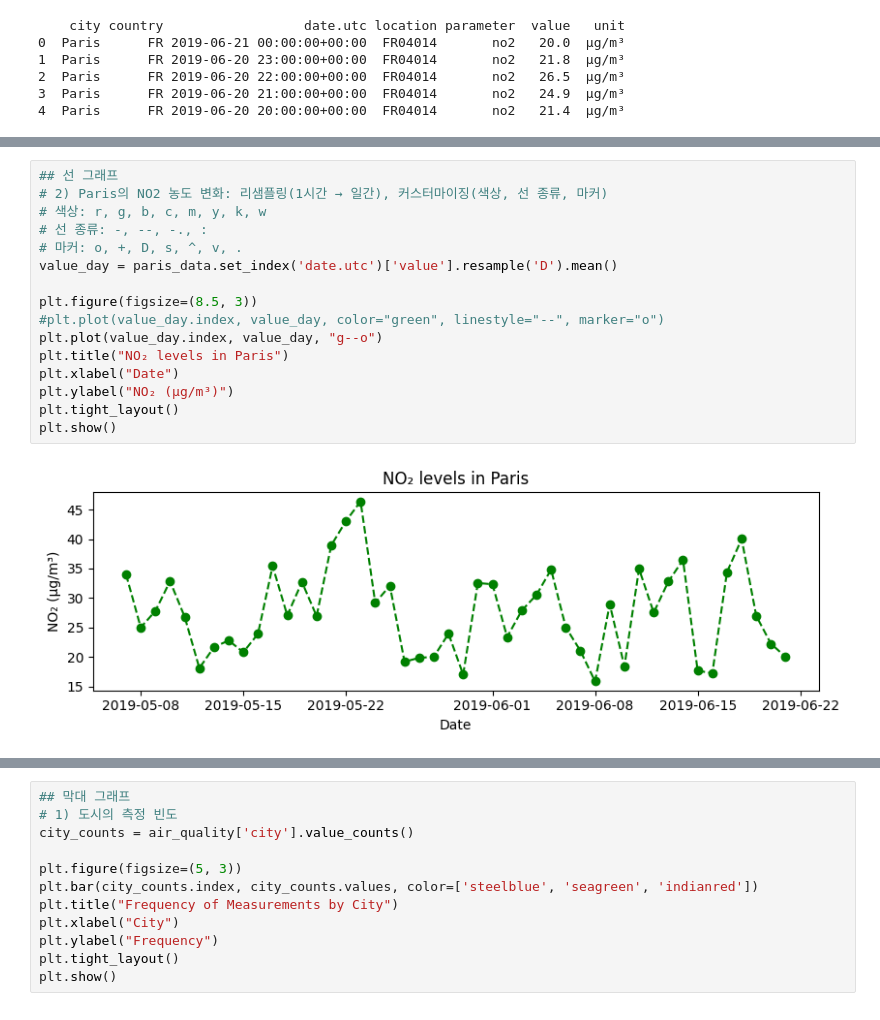
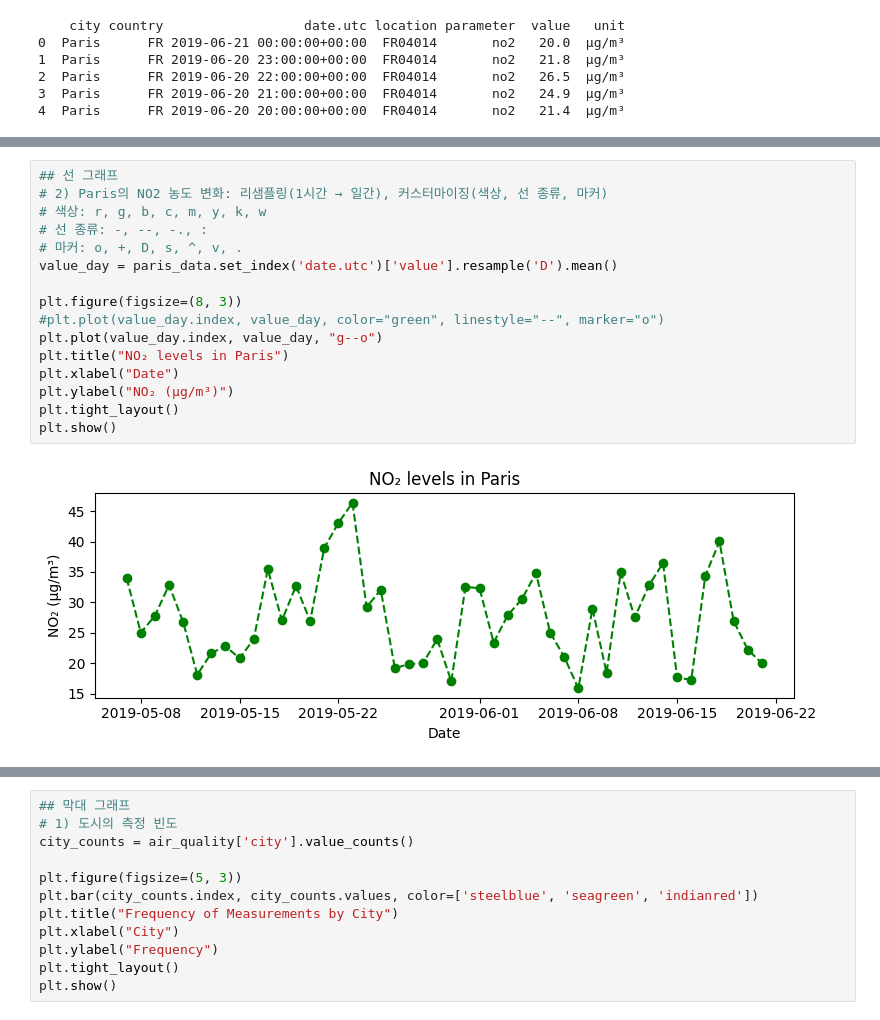
Before and after one commit to stat6503/PP2025, a Jupyter notebook: 4_3_matplotlib.ipynb, the cells around one changed output, grey strips where cells are left out. Cells and saved outputs as stored; diff of their text form.

```diff
--- a/4_3_matplotlib.ipynb
+++ b/4_3_matplotlib.ipynb
@@ -126,21 +126,21 @@ plt.show()
 # %%
 ## 선 그래프
 # 2) Paris의 NO2 농도 변화: 리샘플링(1시간 → 일간), 커스터마이징(색상, 선 종류, 마커)
 # 색상: r, g, b, c, m, y, k, w
 # 선 종류: -, --, -., :
 # 마커: o, +, D, s, ^, v, .
 value_day = paris_data.set_index('date.utc')['value'].resample('D').mean()
 
-plt.figure(figsize=(8.5, 3))
+plt.figure(figsize=(8, 3))
 #plt.plot(value_day.index, value_day, color="green", linestyle="--", marker="o")
 plt.plot(value_day.index, value_day, "g--o")
 plt.title("NO₂ levels in Paris")
 plt.xlabel("Date")
 plt.ylabel("NO₂ (µg/m³)")
 plt.tight_layout()
 plt.show()
 # %% [output]
-[figure, old version]
+[figure, new version]
 # %%
 ## 선 그래프
 # 3) 세 도시의 NO2 농도 변화
```
Also changed, not shown: parts of 18 cells of this notebook, 34 other files.
